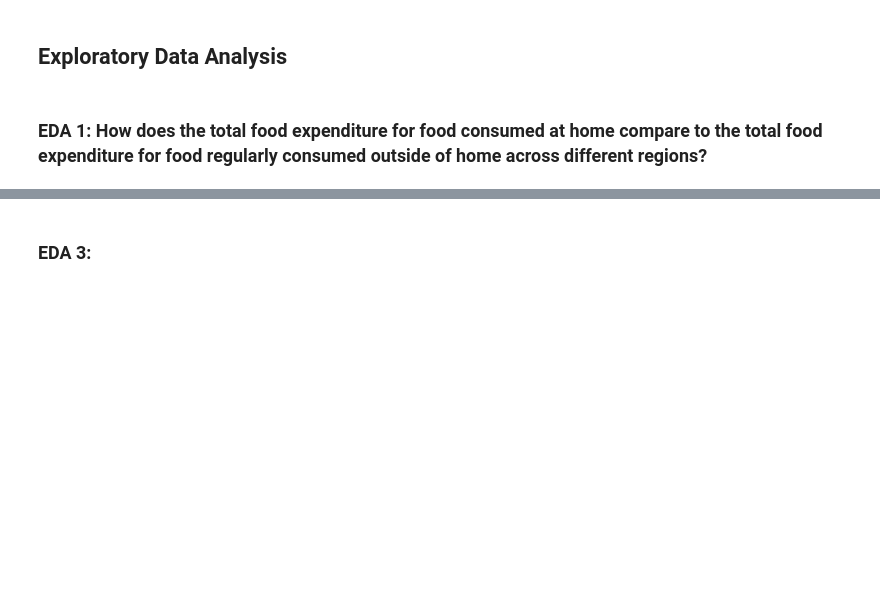
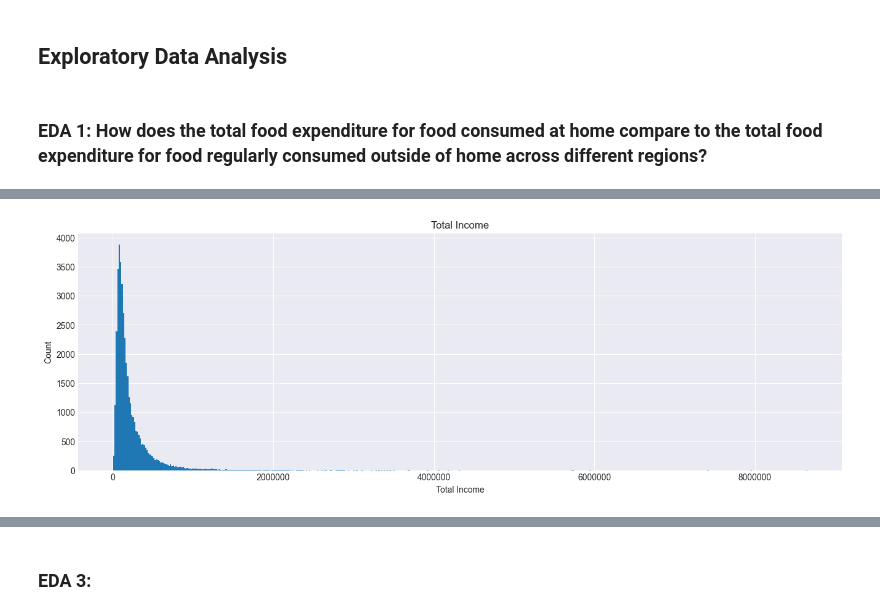
Before and after one commit to definitelyliz/CSMODEL-Phase-1, a Jupyter notebook: CSMODEL Phase 1.ipynb, the cells around one changed output, grey strips where cells are left out. Drawn from its saved outputs; the diff is of its cells as text; code cells hidden in the pictures; blank space fills up the shorter version.

```diff
--- a/CSMODEL Phase 1.ipynb
+++ b/CSMODEL Phase 1.ipynb
@@ -641,0 +652,10 @@ income_per_region.sort_values(('Total Income', 'mean'), ascending = False)
+# %%
+plt.figure(figsize=(16, 5))
+plt.hist(df_2['Total Income'], bins=500)
+plt.title('Total Income')
+plt.ticklabel_format(style='plain', axis='x')
+plt.xlabel('Total Income')
+plt.ylabel('Count')
+plt.show()
+# %% [output]
+[figure, added]
```
Also changed, not shown: parts of 12 cells of this notebook, 1 other file.
